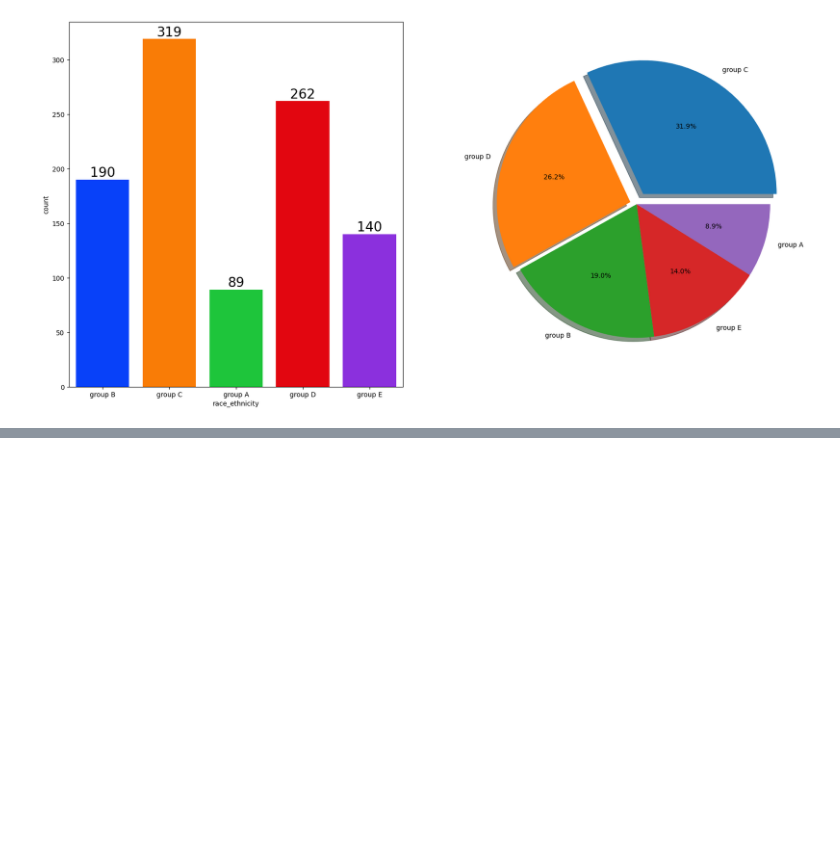
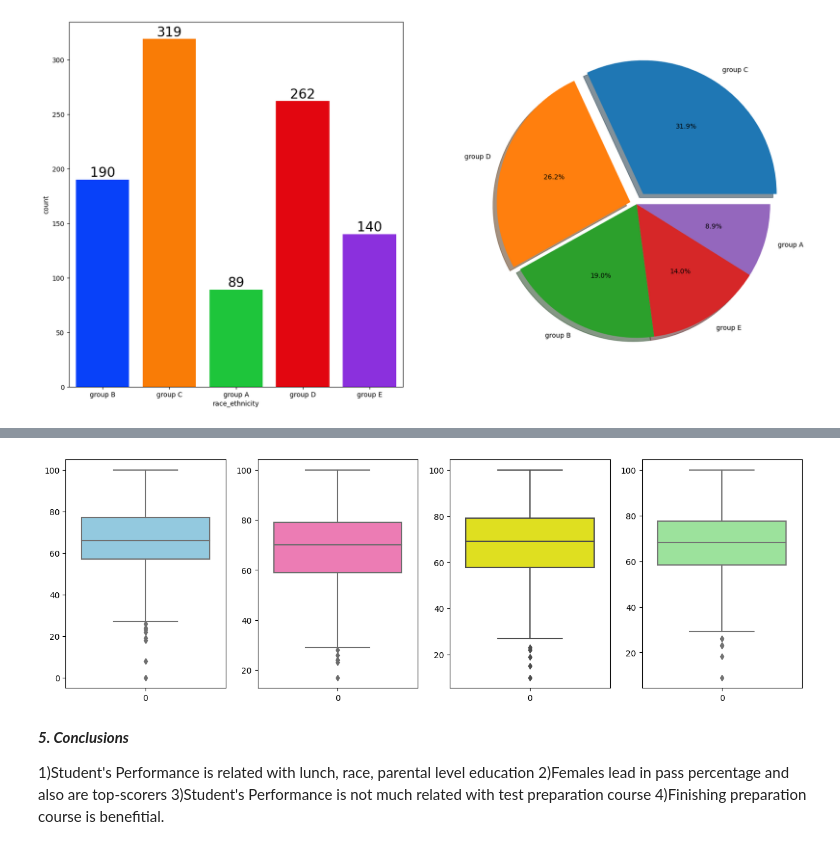
Before and after one commit to rahul-jha-2001/Student_performance-, a Jupyter notebook: EDA.ipynb, the cells around one changed output, grey strips where cells are left out. Drawn from its saved outputs; the diff is of its cells as text; code cells hidden in the pictures; blank space fills up the shorter version.

```diff
--- a/EDA.ipynb
+++ b/EDA.ipynb
@@ -245,0 +262,20 @@ plt.show()
+# %%
+plt.subplots(1,4,figsize=(16,5))
+plt.subplot(141)
+sns.boxplot(df['math_score'],color='skyblue')
+plt.subplot(142)
+sns.boxplot(df['reading_score'],color='hotpink')
+plt.subplot(143)
+sns.boxplot(df['writing_score'],color='yellow')
+plt.subplot(144)
+sns.boxplot(df['Avg'],color='lightgreen')
+plt.show()
+# %% [output]
+[figure, added]
+# %% [markdown]
+***5. Conclusions***
+
+1)Student's Performance is related with lunch, race, parental level education
+2)Females lead in pass percentage and also are top-scorers
+3)Student's Performance is not much related with test preparation course
+4)Finishing preparation course is benefitial.
```
Also changed, not shown: parts of 2 cells of this notebook, 6 other files.
